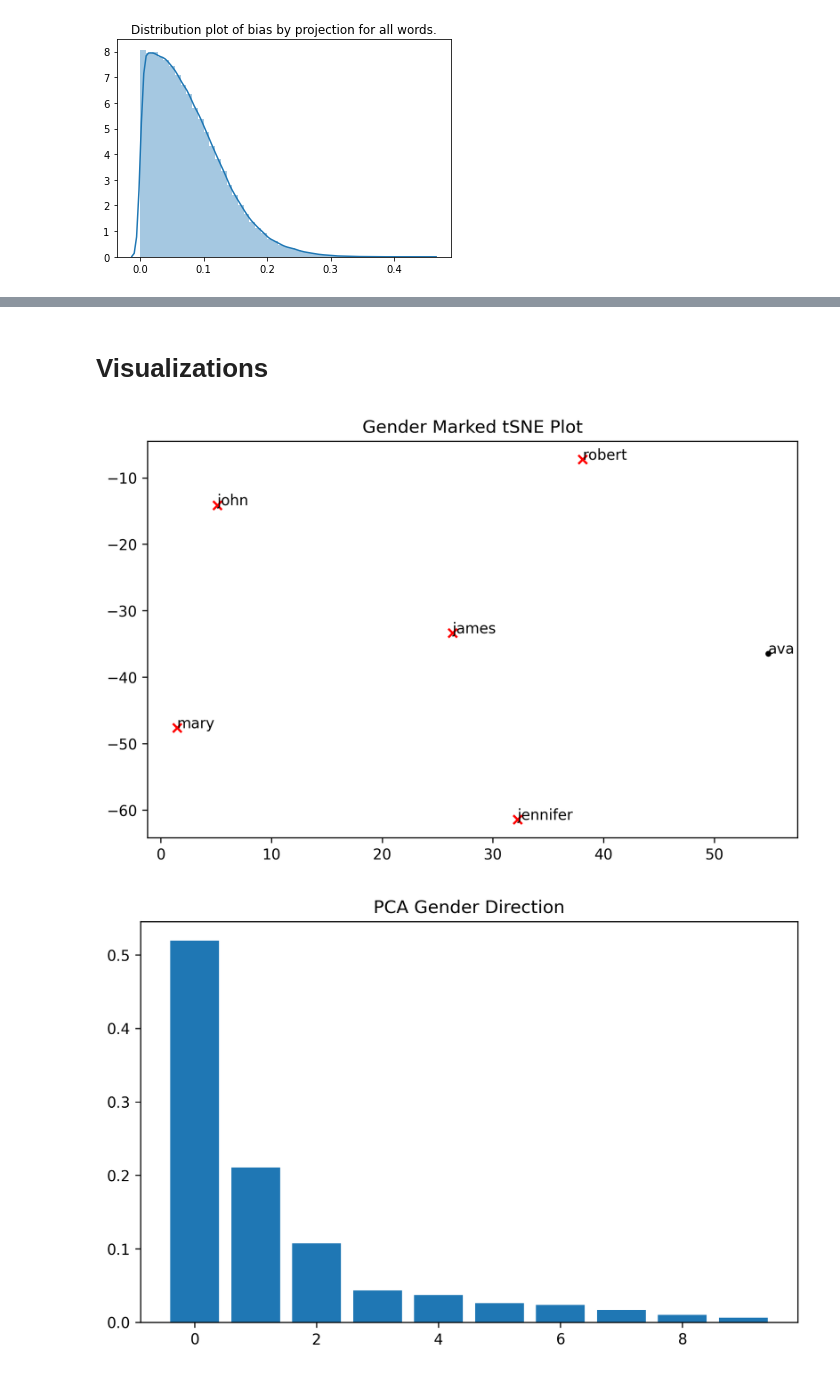
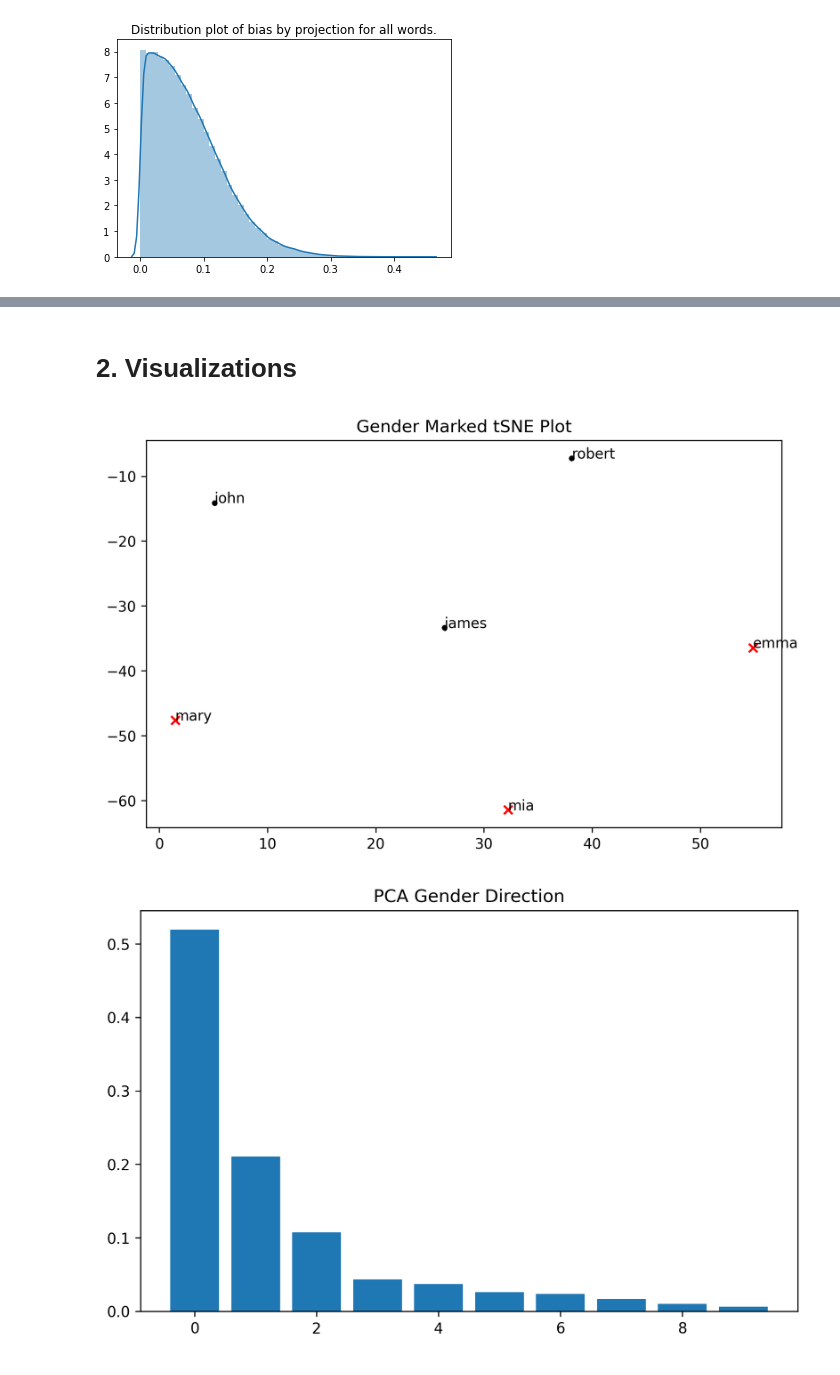
Before and after one commit to FEE-Fair-Embedding-Engine/FEE, a Jupyter notebook: examples/Feature Showcase.ipynb, the cells around one changed output, grey strips where cells are left out. Saved outputs shown, nothing was run; the diff lists cells and outputs as text; code cells hidden in the pictures.

```diff
--- a/examples/Feature Showcase.ipynb
+++ b/examples/Feature Showcase.ipynb
@@ -101,5 +86,5 @@ Neighbour Analysis:
 # %% [markdown]
-# Visualizations
+# 2. Visualizations
 # %%
 import numpy as np
 import pandas as pd
@@ -112,9 +97,11 @@ from fee.visualize import GCT, PCAComponents, NeighbourPlot, NBWordCloud
 E = loader.WE().load(ename = 'glove-wiki-gigaword-300', normalize=True)
 g = fee.utils.get_g(E)
 # %%
-words = "mary ava jennifer john james robert".split()
-GCT(E).run(words, title="Gender Marked tSNE Plot")
+words = "mary emma mia john james robert".split()
+GCT(E).run(words,
+           title="Gender Marked tSNE Plot",
+           annotate=True)
 # %% [output]
-[figure, old version]
+[figure, new version]
 # %%
 definitional = [['woman', 'man'],
```
Also changed, not shown: parts of 41 cells of this notebook, 5 other files.
